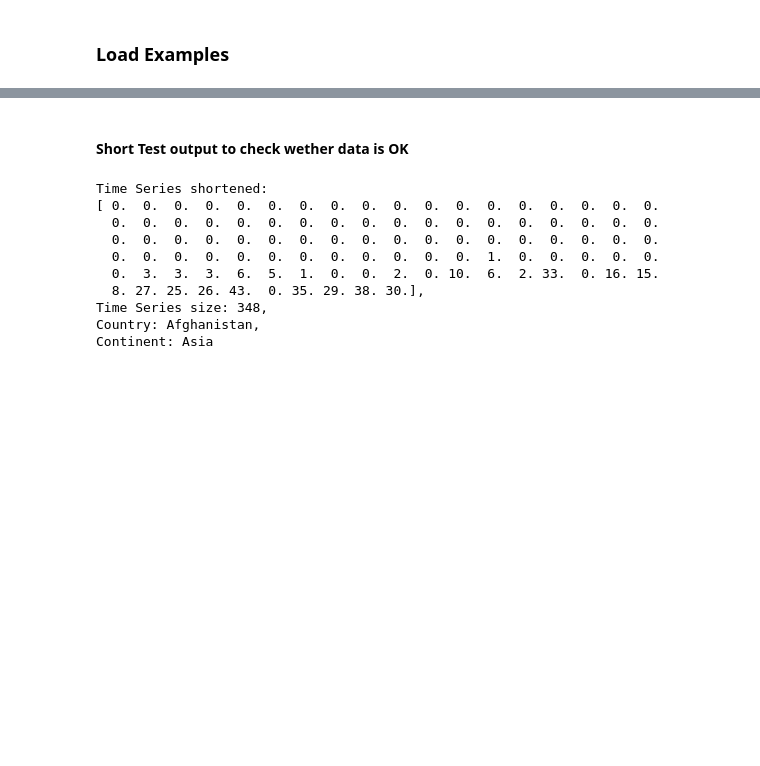
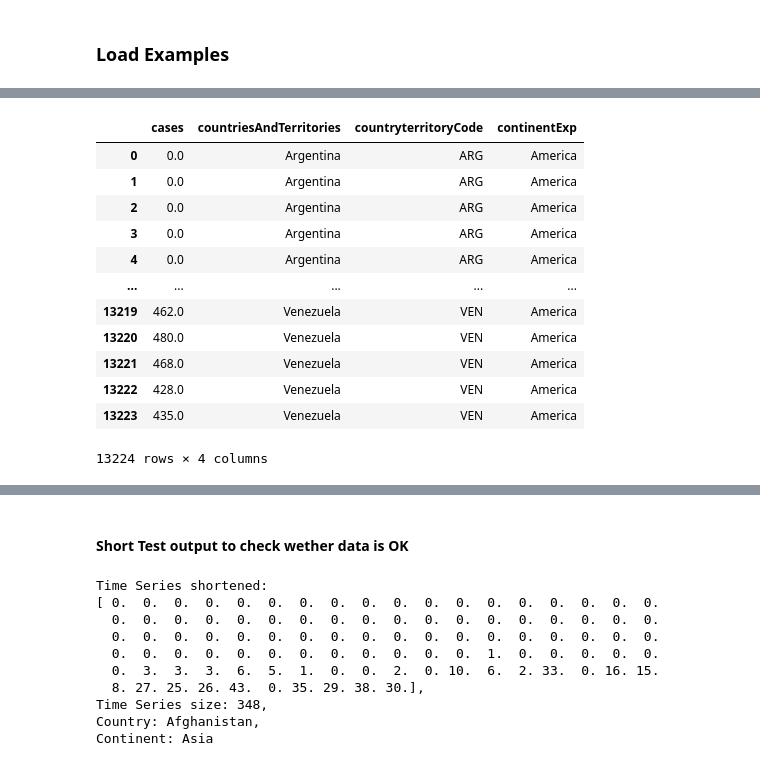
Before and after one commit to mlai-student/Lab2020-21ClusteringCovidData, a Jupyter notebook: notebooks/Tutorial.ipynb, the cells around one changed output, grey strips where cells are left out. Cells and saved outputs as stored; diff of their text form; code cells hidden in the pictures; blank space fills up the shorter version.

```diff
--- a/notebooks/Tutorial.ipynb
+++ b/notebooks/Tutorial.ipynb
@@ -34,7 +35,7 @@ Negative values: [-209, -2461, -1480, -50, -8261, -766, -148, -6, -110, -105, -1
 # %%
 import os
 PROJECT_PATH = os.getcwd().replace("notebooks", "")
-DATA_GEN_FOLDER_NAME = "Dec-12-2020"
-EXAMPLES_DATASET_PATH = PROJECT_PATH + "data/" + DATA_GEN_FOLDER_NAME + "/total_snippets"
-examples = data_generation_visual.load_Examples_from_file(EXAMPLES_DATASET_PATH)
-examples.add_padding()
+DATA_GEN_FOLDER_NAME = "Dec-20-2020"
+DATASET_PATH = PROJECT_PATH + "data/" + DATA_GEN_FOLDER_NAME + "/"
+OVERVIEW_DATASET_PATH = DATASET_PATH + "overview.csv"
+overview_df = pd.read_csv(OVERVIEW_DATASET_PATH)
@@ -40,0 +51,11 @@ examples.add_padding()
+# %%
+data = []
+for f in overview_df['filename']:
+    data.append(data_generation_visual.load_Examples_from_file(DATASET_PATH + str(f)))
+# %%
+ts_KShape = []
+n_clusters = 4
+print(len(data))
+for ex in data[:3]:
+    ex.add_padding()
+    ts_KShape.append(cl.TS_KShape(n_clusters).fit(ex))
@@ -40,0 +77,16 @@ examples.add_padding()
+# %%
+ts_KShape[0].clusters[0].make_dataframe()
+# %% [output]
+|  | cases | countriesAndTerritories | countryterritoryCode | continentExp |
+| 0 | 0.0 | Argentina | ARG | America |
+| 1 | 0.0 | Argentina | ARG | America |
+| 2 | 0.0 | Argentina | ARG | America |
+| 3 | 0.0 | Argentina | ARG | America |
+| 4 | 0.0 | Argentina | ARG | America |
+| ... | ... | ... | ... | ... |
+| 13219 | 462.0 | Venezuela | VEN | America |
+| 13220 | 480.0 | Venezuela | VEN | America |
+| 13221 | 468.0 | Venezuela | VEN | America |
+| 13222 | 428.0 | Venezuela | VEN | America |
+| 13223 | 435.0 | Venezuela | VEN | America |
+13224 rows × 4 columns
```
Also changed, not shown: parts of 10 cells of this notebook, 4 other files.
